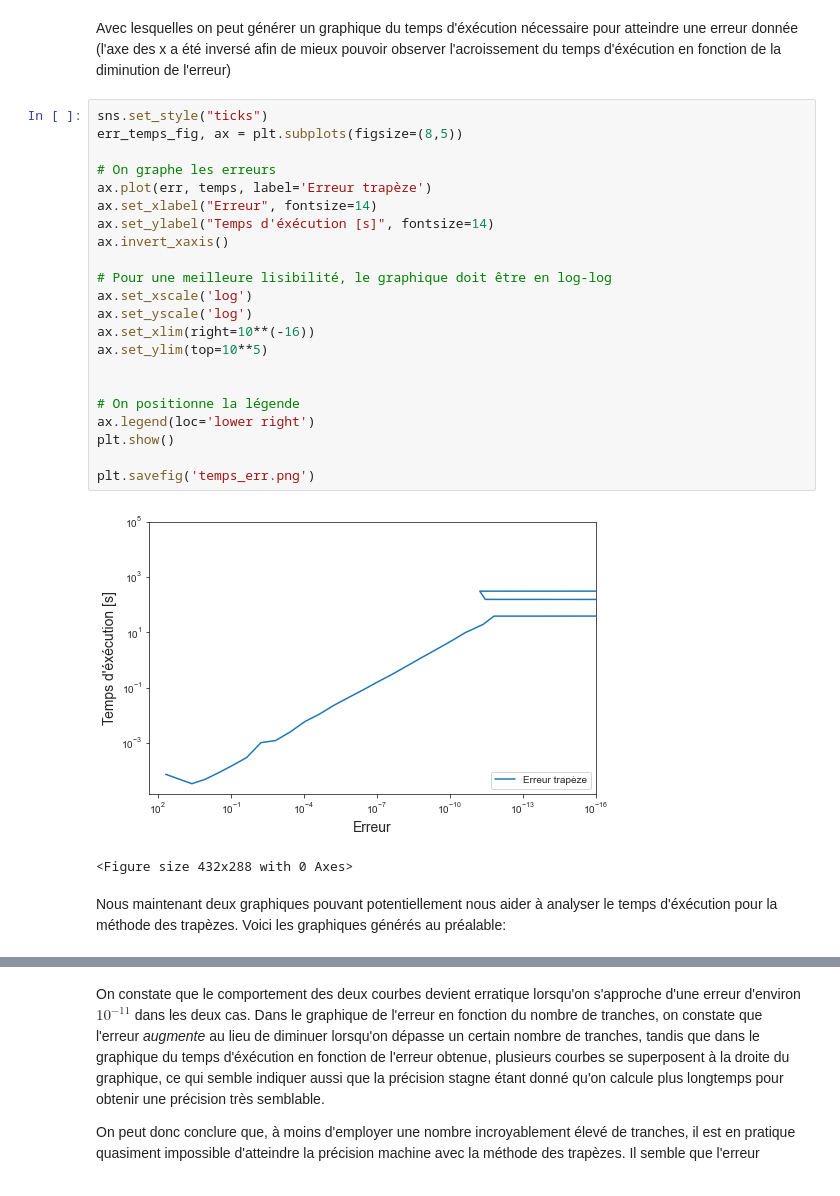
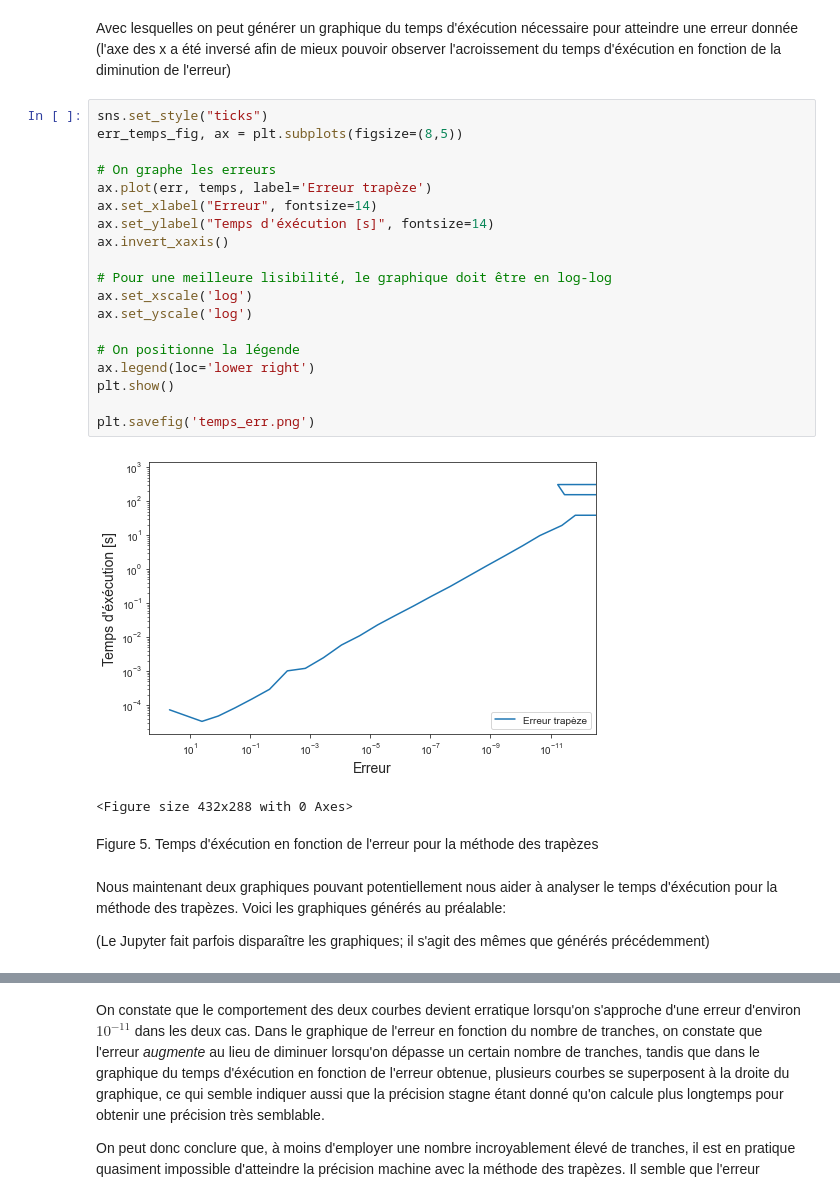
Before and after one commit to Jordan-Charest/PhysNum, a Jupyter notebook: TP1.ipynb, the cells around one changed output, grey strips where cells are left out. Drawn from its saved outputs; the diff is of its cells as text.

```diff
--- a/TP1.ipynb
+++ b/TP1.ipynb
@@ -535,30 +540,31 @@ Avec lesquelles on peut générer un graphique du temps d'éxécution nécessair
 # %%
 sns.set_style("ticks")
 err_temps_fig, ax = plt.subplots(figsize=(8,5))
 
 # On graphe les erreurs
 ax.plot(err, temps, label='Erreur trapèze')
 ax.set_xlabel("Erreur", fontsize=14)
 ax.set_ylabel("Temps d'éxécution [s]", fontsize=14)
 ax.invert_xaxis()
 
 # Pour une meilleure lisibilité, le graphique doit être en log-log
 ax.set_xscale('log')
 ax.set_yscale('log')
-ax.set_xlim(right=10**(-16))
-ax.set_ylim(top=10**5)
-
 
 # On positionne la légende
 ax.legend(loc='lower right')
 plt.show()
 
 plt.savefig('temps_err.png')
 # %% [output]
-[figure, old version]
+[figure, new version]
 <Figure size 432x288 with 0 Axes>
+# %% [markdown]
+Figure 5. Temps d'éxécution en fonction de l'erreur pour la méthode des trapèzes
 # %% [markdown]
 Nous maintenant deux graphiques pouvant potentiellement nous aider à analyser le temps d'éxécution pour la méthode des trapèzes. Voici les graphiques générés au préalable:
+
+(Le Jupyter fait parfois disparaître les graphiques; il s'agit des mêmes que générés précédemment)
 # %% [markdown]
 <center><img src="portee_err.png" style="width: 600px;"/></center>
 
```
Also changed, not shown: parts of 41 cells of this notebook.
